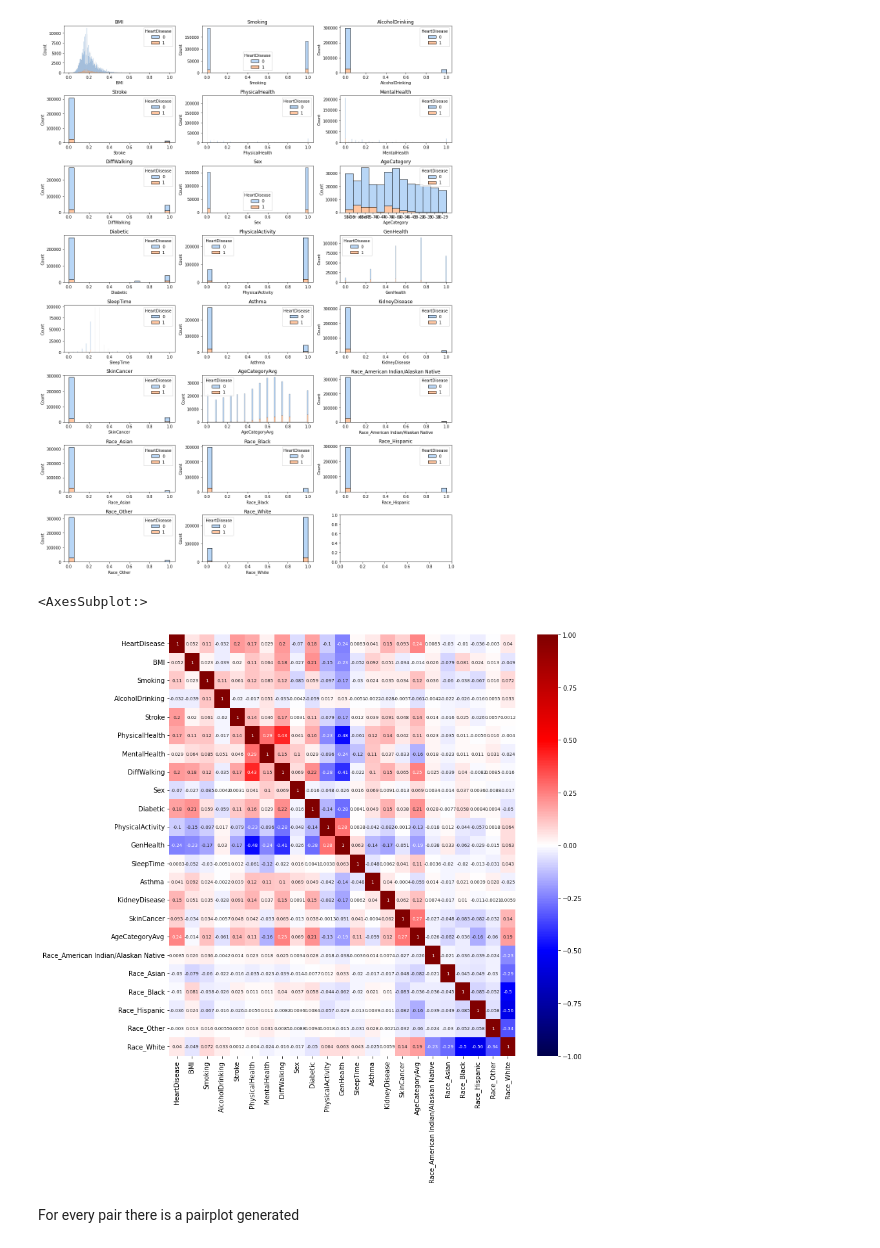
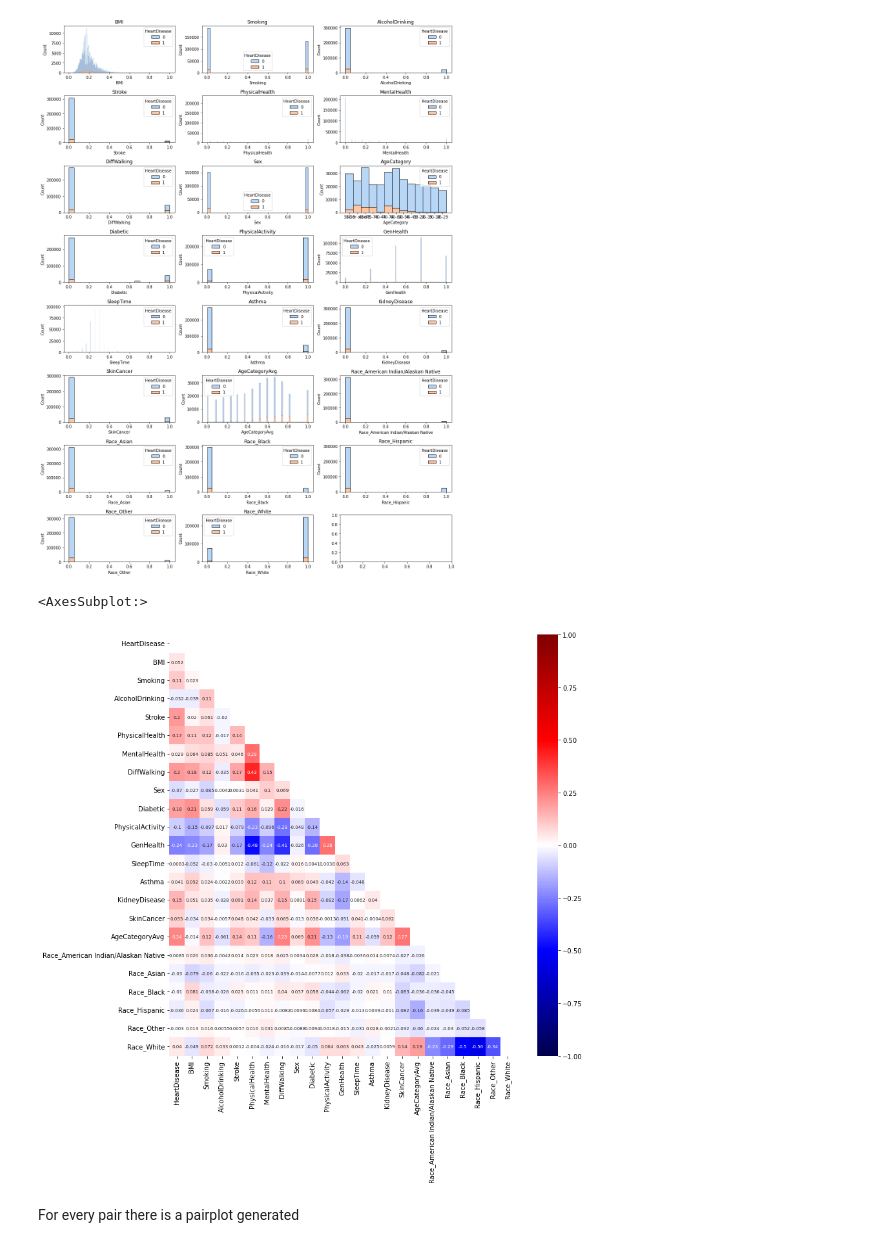
Before and after one commit to BenediktLueth/heartheroes, a Jupyter notebook: data_preprocessing.ipynb, the cells around one changed output. Drawn from its saved outputs; the diff is of its cells as text; code cells hidden in the pictures.

Commit message:
added some visualizations

```diff
--- a/data_preprocessing.ipynb
+++ b/data_preprocessing.ipynb
@@ -546,12 +546,13 @@ f.tight_layout()
 # %%
 from sklearn.metrics import confusion_matrix
 
 heart_df_cm = heart_viz_df.corr()
+mask = np.triu(np.ones_like(heart_df_cm, dtype=bool))
 plt.figure(figsize = (12,12))
-sns.heatmap(heart_df_cm, vmin=-1, vmax=1, cmap="seismic", annot=True, annot_kws={"size": 7},)
+sns.heatmap(heart_df_cm, mask=mask, vmin=-1, vmax=1, cmap="seismic", annot=True, annot_kws={"size": 7})
 # %% [output]
 <AxesSubplot:>
-[figure, old version]
+[figure, new version]
 # %% [markdown]
 For every pair there is a pairplot generated
 # %%
```
Also changed, not shown: parts of 13 cells of this notebook.
